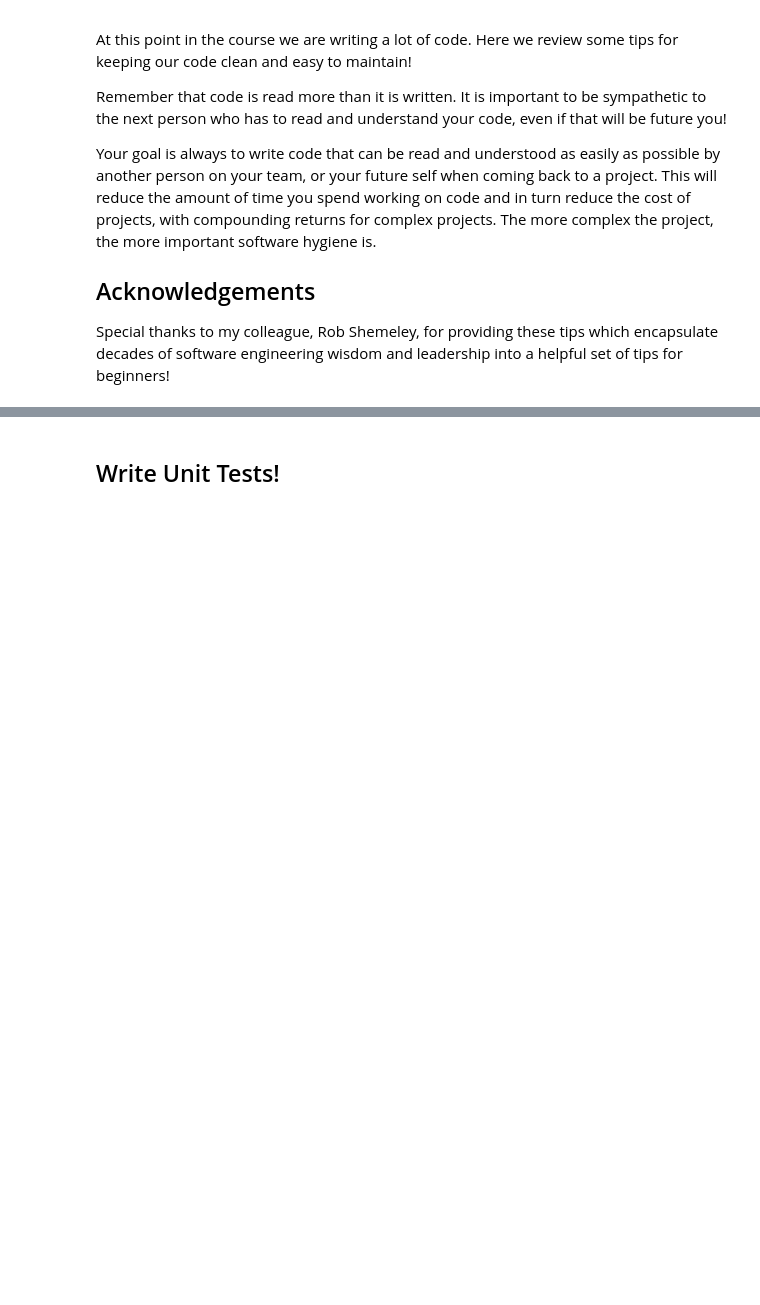
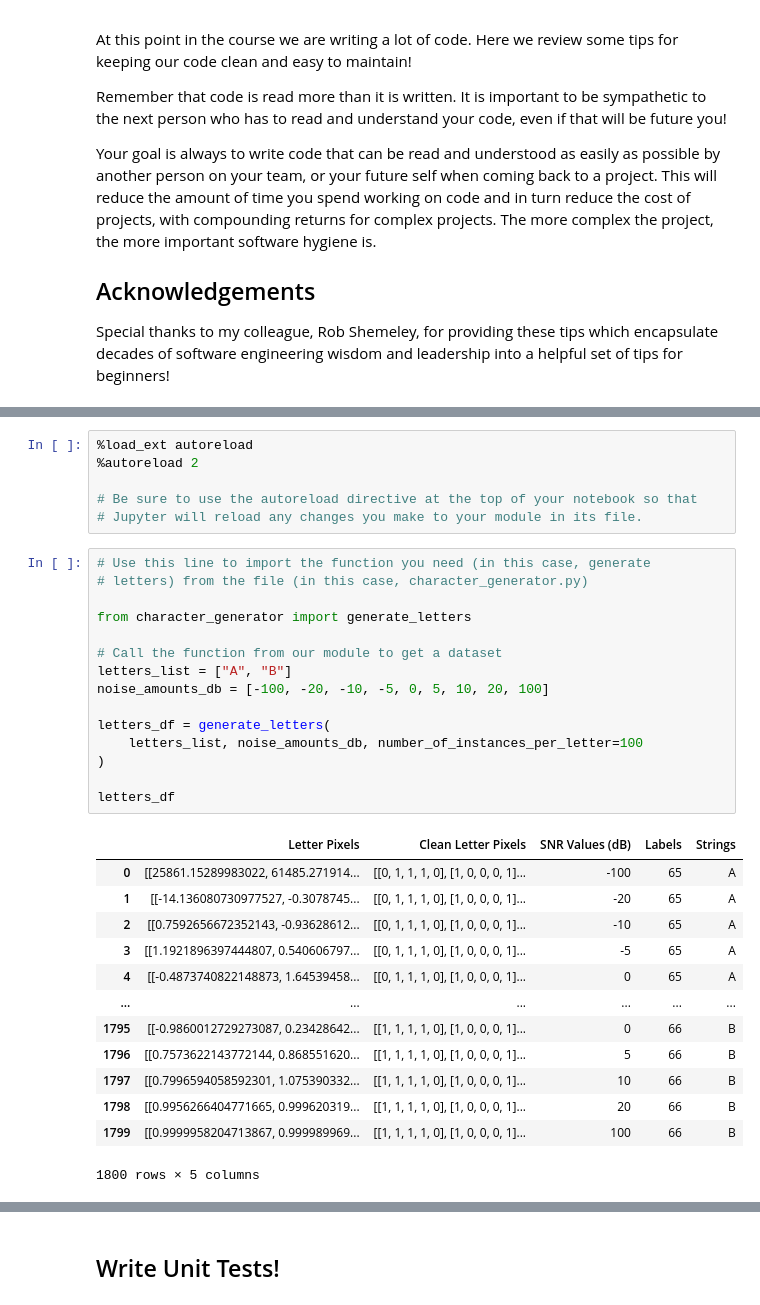
Before and after one commit to ruc-data-viz/2024-spring-class-04, a Jupyter notebook: notebooks/04-software-hygiene.ipynb, the cells around one changed output, grey strips where cells are left out. Saved outputs shown, nothing was run; the diff lists cells and outputs as text; blank space fills up the shorter version.

```diff
--- a/notebooks/04-software-hygiene.ipynb
+++ b/notebooks/04-software-hygiene.ipynb
@@ -74,0 +153,35 @@ A common anti-pattern is to have dead code in a system.
+# %%
+%load_ext autoreload
+%autoreload 2
+
+# Be sure to use the autoreload directive at the top of your notebook so that
+# Jupyter will reload any changes you make to your module in its file.
+# %%
+# Use this line to import the function you need (in this case, generate
+# letters) from the file (in this case, character_generator.py)
+
+from character_generator import generate_letters
+
+# Call the function from our module to get a dataset
+letters_list = ["A", "B"]
+noise_amounts_db = [-100, -20, -10, -5, 0, 5, 10, 20, 100]
+
+letters_df = generate_letters(
+    letters_list, noise_amounts_db, number_of_instances_per_letter=100
+)
+
+letters_df
+# %% [output]
+|  | Letter Pixels | Clean Letter Pixels | SNR Values (dB) | Labels | Strings |
+| 0 | [[25861.15289983022, 61485.271914... | [[0, 1, 1, 1, 0], [1, 0, 0, 0, 1]... | -100 | 65 | A |
+| 1 | [[-14.136080730977527, -0.3078745... | [[0, 1, 1, 1, 0], [1, 0, 0, 0, 1]... | -20 | 65 | A |
+| 2 | [[0.7592656672352143, -0.93628612... | [[0, 1, 1, 1, 0], [1, 0, 0, 0, 1]... | -10 | 65 | A |
+| 3 | [[1.1921896397444807, 0.540606797... | [[0, 1, 1, 1, 0], [1, 0, 0, 0, 1]... | -5 | 65 | A |
+| 4 | [[-0.4873740822148873, 1.64539458... | [[0, 1, 1, 1, 0], [1, 0, 0, 0, 1]... | 0 | 65 | A |
+| ... | ... | ... | ... | ... | ... |
+| 1795 | [[-0.9860012729273087, 0.23428642... | [[1, 1, 1, 1, 0], [1, 0, 0, 0, 1]... | 0 | 66 | B |
+| 1796 | [[0.7573622143772144, 0.868551620... | [[1, 1, 1, 1, 0], [1, 0, 0, 0, 1]... | 5 | 66 | B |
+| 1797 | [[0.7996594058592301, 1.075390332... | [[1, 1, 1, 1, 0], [1, 0, 0, 0, 1]... | 10 | 66 | B |
+| 1798 | [[0.9956266404771665, 0.999620319... | [[1, 1, 1, 1, 0], [1, 0, 0, 0, 1]... | 20 | 66 | B |
+| 1799 | [[0.9999958204713867, 0.999989969... | [[1, 1, 1, 1, 0], [1, 0, 0, 0, 1]... | 100 | 66 | B |
+1800 rows × 5 columns
```
Also changed, not shown: parts of 17 cells of this notebook, 3 other files.
